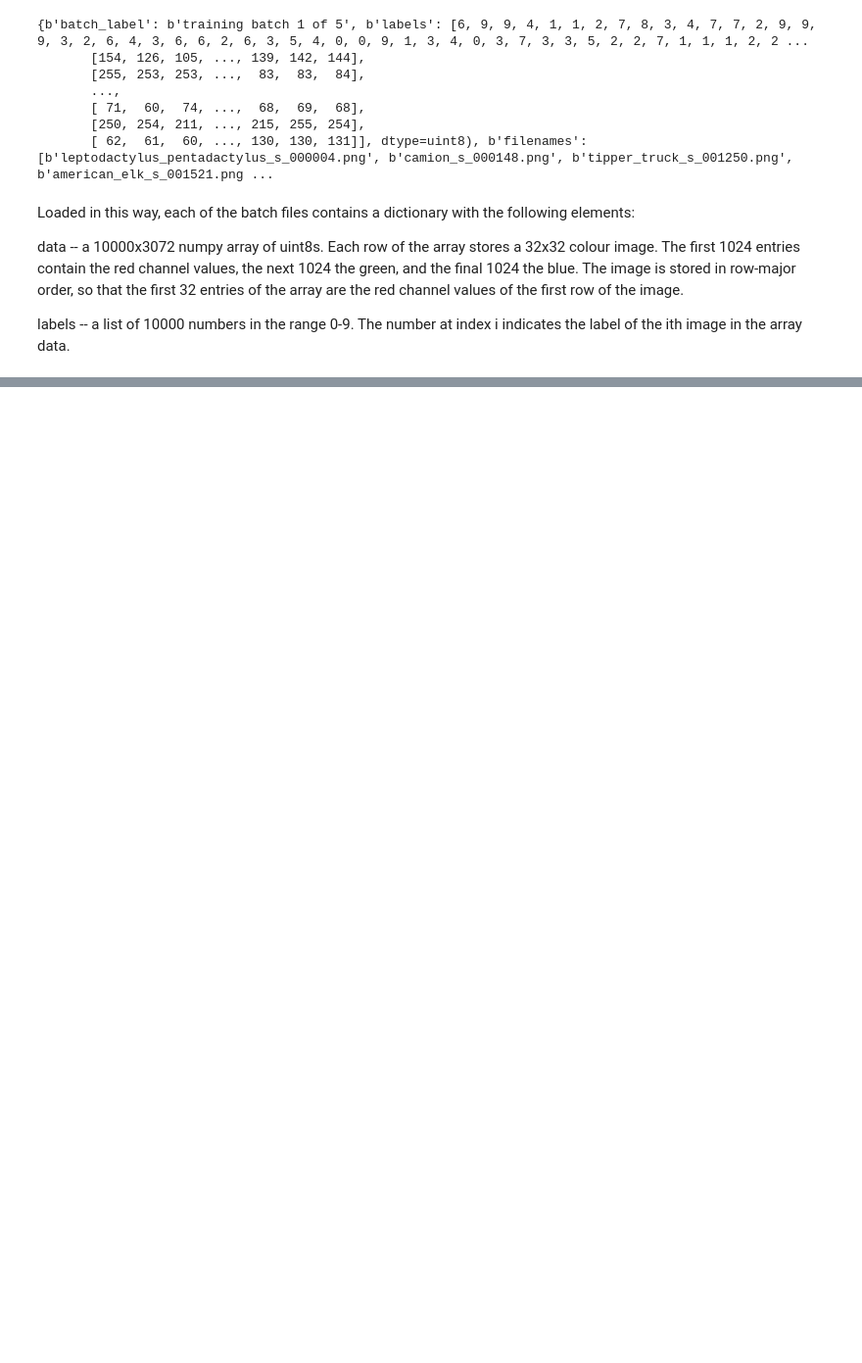
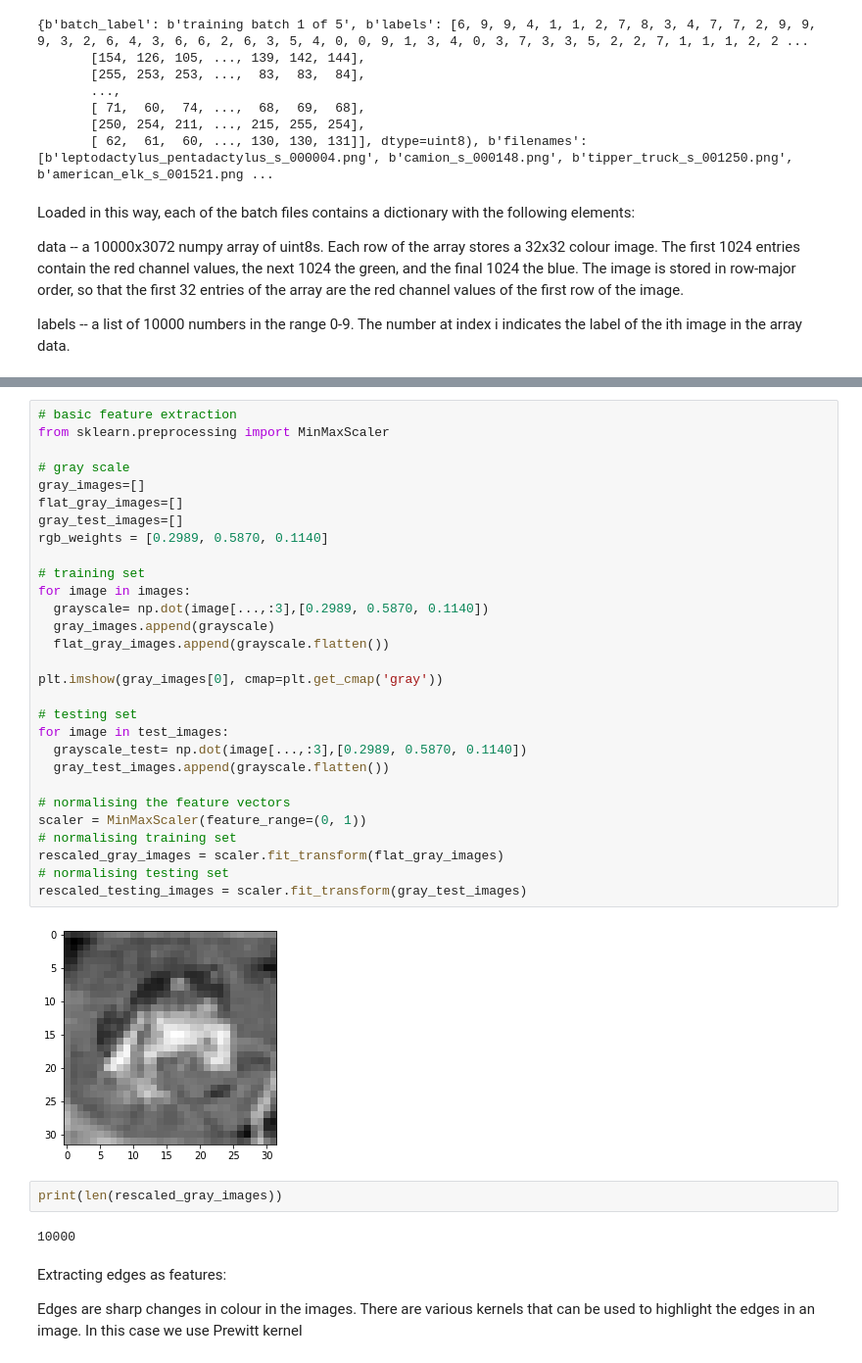
Before and after one commit to EmilyCY/CIFAR10-Image-Classification, a Jupyter notebook: SVM-kfold.ipynb, the cells around one changed output, grey strips where cells are left out. Shown at 98% size. Saved outputs shown, nothing was run; the diff lists cells and outputs as text; blank space fills up the shorter version.

Commit message:
adding feature extraction and reduction

```diff
--- a/SVM-kfold.ipynb
+++ b/SVM-kfold.ipynb
@@ -111,0 +168,39 @@ KeyboardInterrupt:
+# %%
+# basic feature extraction
+from sklearn.preprocessing import MinMaxScaler
+
+# gray scale
+gray_images=[]
+flat_gray_images=[]
+gray_test_images=[]
+rgb_weights = [0.2989, 0.5870, 0.1140]
+
+# training set
+for image in images:
+  grayscale= np.dot(image[...,:3],[0.2989, 0.5870, 0.1140])
+  gray_images.append(grayscale)
+  flat_gray_images.append(grayscale.flatten())
+
+plt.imshow(gray_images[0], cmap=plt.get_cmap('gray'))
+
+# testing set
+for image in test_images:
+  grayscale_test= np.dot(image[...,:3],[0.2989, 0.5870, 0.1140])
+  gray_test_images.append(grayscale.flatten())
+
+# normalising the feature vectors
+scaler = MinMaxScaler(feature_range=(0, 1))
+# normalising training set
+rescaled_gray_images = scaler.fit_transform(flat_gray_images)
+# normalising testing set
+rescaled_testing_images = scaler.fit_transform(gray_test_images)
+# %% [output]
+[figure, added]
+# %%
+print(len(rescaled_gray_images))
+# %% [output]
+10000
+# %% [markdown]
+Extracting edges as features:
+
+Edges are sharp changes in colour in the images. There are various kernels that can be used to highlight the edges in an image. In this case we use Prewitt kernel
```
Also changed, not shown: parts of 14 cells of this notebook.
